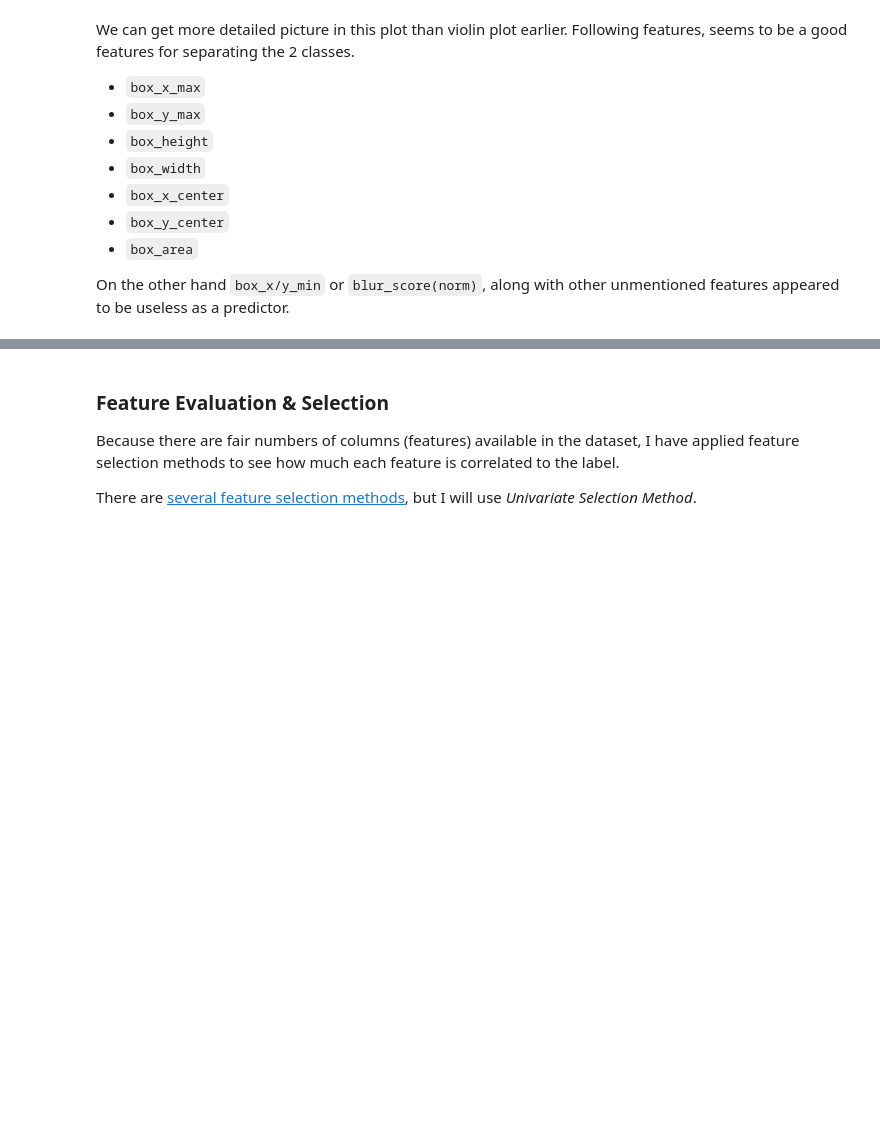
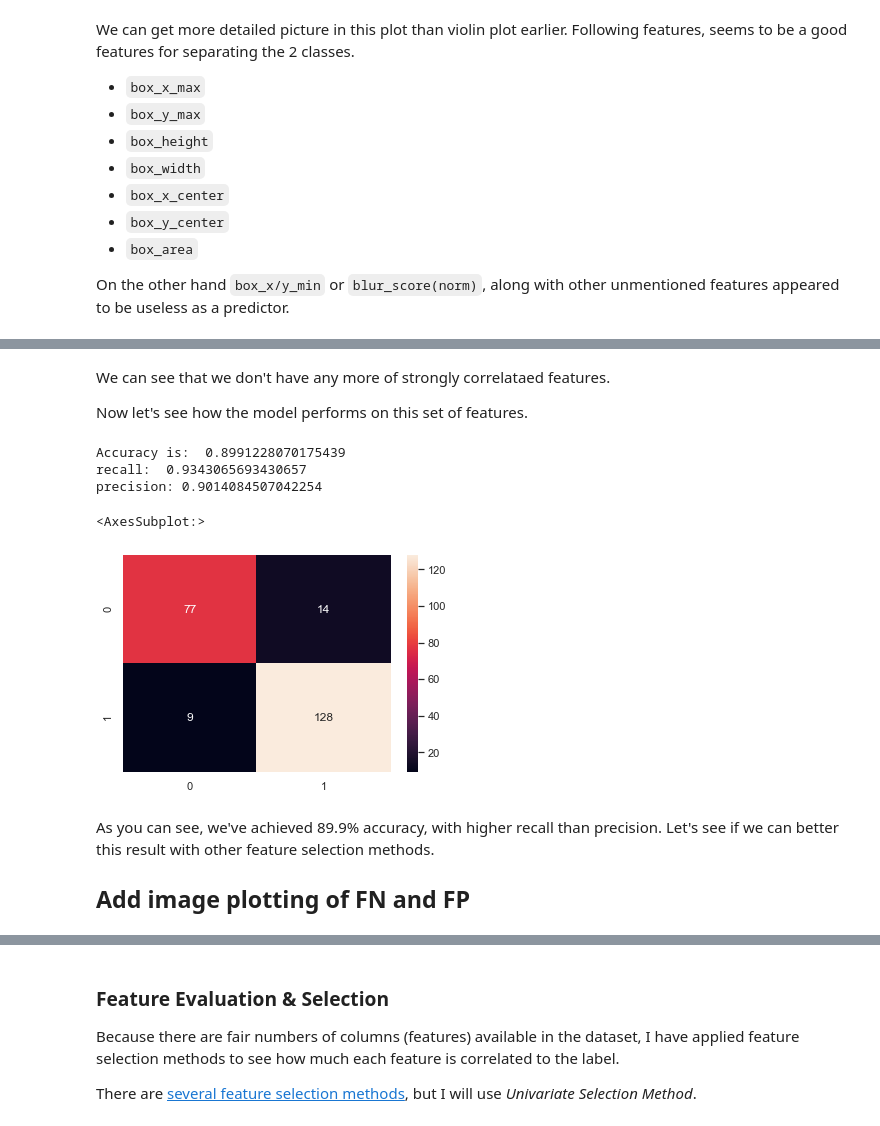
Before and after one commit to wtberry/opencv_motion_detection, a Jupyter notebook: analyze.ipynb, the cells around one changed output, grey strips where cells are left out. Saved outputs shown, nothing was run; the diff lists cells and outputs as text; code cells hidden in the pictures; blank space fills up the shorter version.

```diff
--- a/analyze.ipynb
+++ b/analyze.ipynb
@@ -420,0 +455,36 @@ It is time to investigate what features combinations makes the best predictor. W
+# %% [markdown]
+We can see that we don't have any more of strongly correlataed features.
+
+Now let's see how the model performs on this set of features.
+# %%
+from sklearn.model_selection import train_test_split
+from sklearn.svm import SVC
+from sklearn.metrics import f1_score,confusion_matrix
+from sklearn.metrics import accuracy_score
+
+# split data train 70 % and test 30 %
+x_train, x_test, y_train, y_test = train_test_split(corr_features, y['gate_incoming'], test_size=0.3, random_state=42)
+
+#random forest classifier with n_estimators=10 (default)
+clf_svm = SVC()
+clr_svm = clf_svm.fit(x_train,y_train)
+
+ac = accuracy_score(y_test,clf_svm.predict(x_test))
+print('Accuracy is: ',ac)
+cm = confusion_matrix(y_test,clf_svm.predict(x_test))
+recall = cm[1][1]/(cm[1][0]+cm[1][1])
+precision = cm[1][1]/(cm[0][1]+cm[1][1])
+print("recall: ", recall)
+print("precision:", precision)
+sns.heatmap(cm,annot=True,fmt="d")
+# %% [output]
+Accuracy is:  0.8991228070175439
+recall:  0.9343065693430657
+precision: 0.9014084507042254
+<AxesSubplot:>
+[figure, added]
+# %% [markdown]
+As you can see, we've achieved 89.9% accuracy, with higher recall than precision.
+Let's see if we can better this result with other feature selection methods.
+
+## Add image plotting of FN and FP
```
Also changed, not shown: parts of 24 cells of this notebook, 1 other file.
